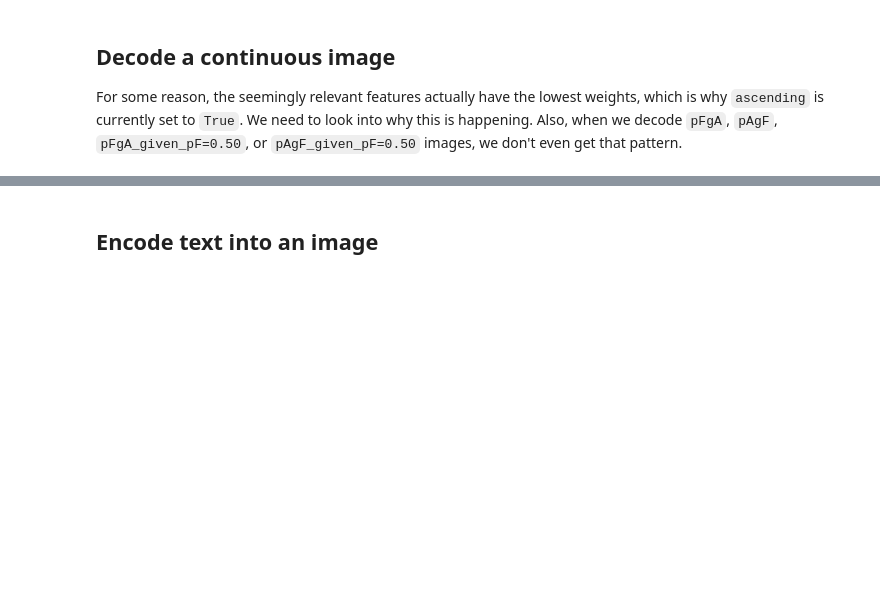
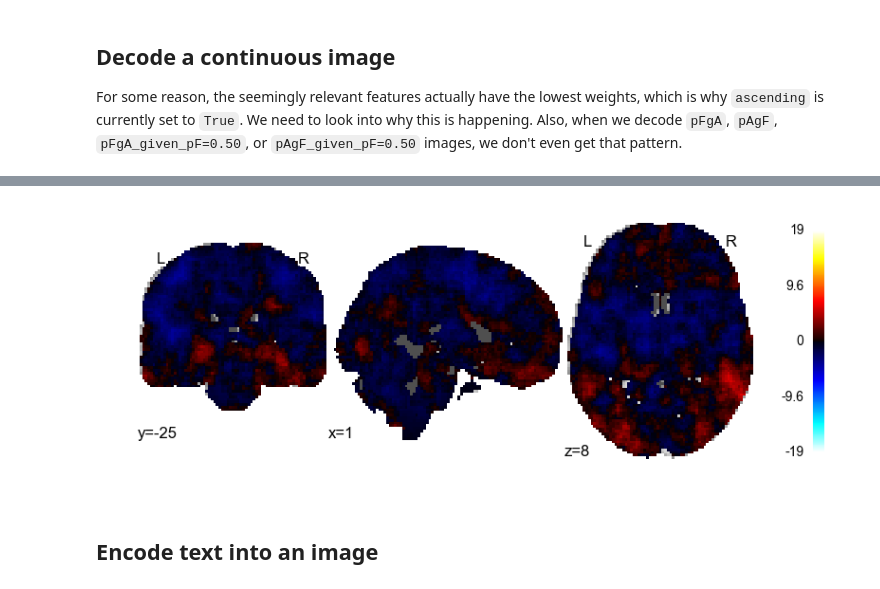
Before and after one commit to jeromedockes/gclda, a Jupyter notebook: examples/perform_decoding_and_encoding.ipynb, the cells around one changed output, grey strips where cells are left out. Saved outputs shown, nothing was run; the diff lists cells and outputs as text; code cells hidden in the pictures; blank space fills up the shorter version.

```diff
--- a/examples/perform_decoding_and_encoding.ipynb
+++ b/examples/perform_decoding_and_encoding.ipynb
@@ -113,6 +123,10 @@ continuous_file = 'data/faces_specificity_z.nii.gz'
 faces_df = decoder.decode_continuous(continuous_file)
 faces_df = faces_df.sort_values(by='Weight', ascending=True)
 print(faces_df.head(10))
+
+continuous_img = nib.load(continuous_file)
+fig = plotting.plot_stat_map(continuous_img, display_mode='ortho',
+                             threshold=.001, draw_cross=False)
 # %% [output]
               Weight
 Term
@@ -131,3 +145,4 @@ Wall time: 18.6 s
+[figure, added]
 # %% [markdown]
 ## Encode text into an image
 # %%
```
Also changed, not shown: parts of 6 cells of this notebook, 10 other files.
